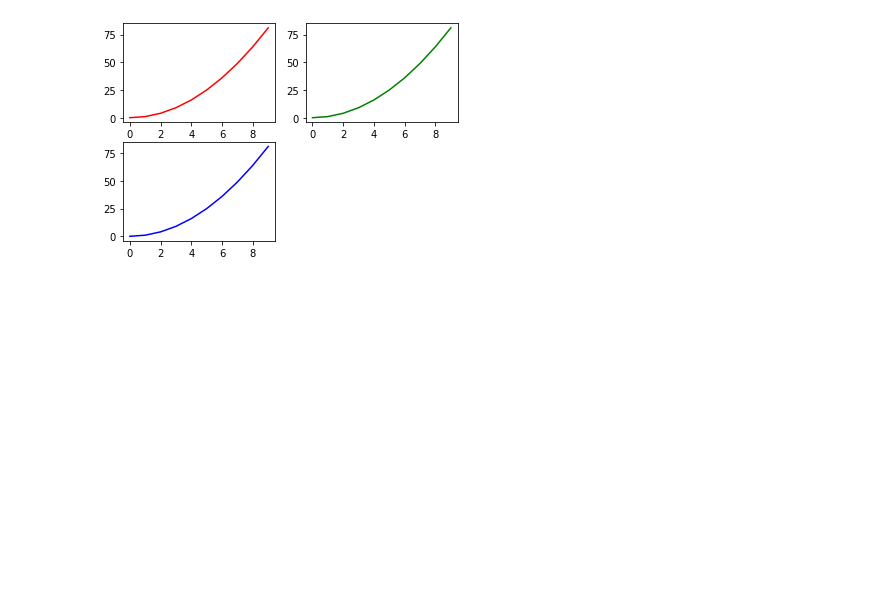
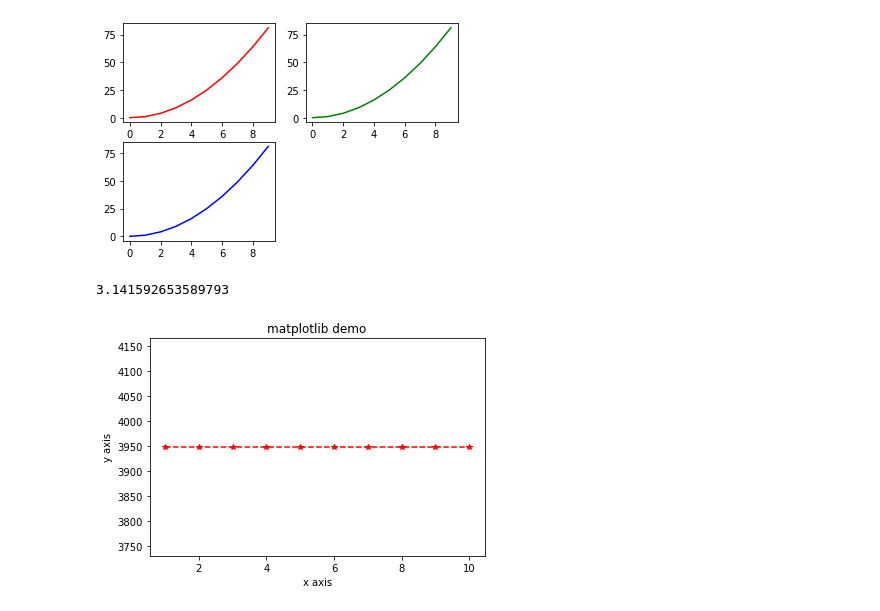
Before and after one commit to aedumbakakarthik1/machine-learning-in-python, a Jupyter notebook: 6) matplotlib.ipynb, the cells around one changed output. Cells and saved outputs as stored; diff of their text form; code cells hidden in the pictures; blank space fills up the shorter version.

Commit message:
added matplotlib

```diff
--- a/6) matplotlib.ipynb
+++ b/6) matplotlib.ipynb
@@ -69,0 +72,14 @@ plt.plot(x,y,"b")
+# %%
+pie
+# %% [output]
+3.141592653589793
+# %%
+x=np.arange(1,11)
+y=4*x/x*987
+plt.title("matplotlib demo")
+plt.xlabel("x axis")
+plt.ylabel("y axis")
+plt.plot(x,y,"r*--")
+plt.show()
+# %% [output]
+[figure, added]
```
Also changed, not shown: parts of 11 cells of this notebook.
